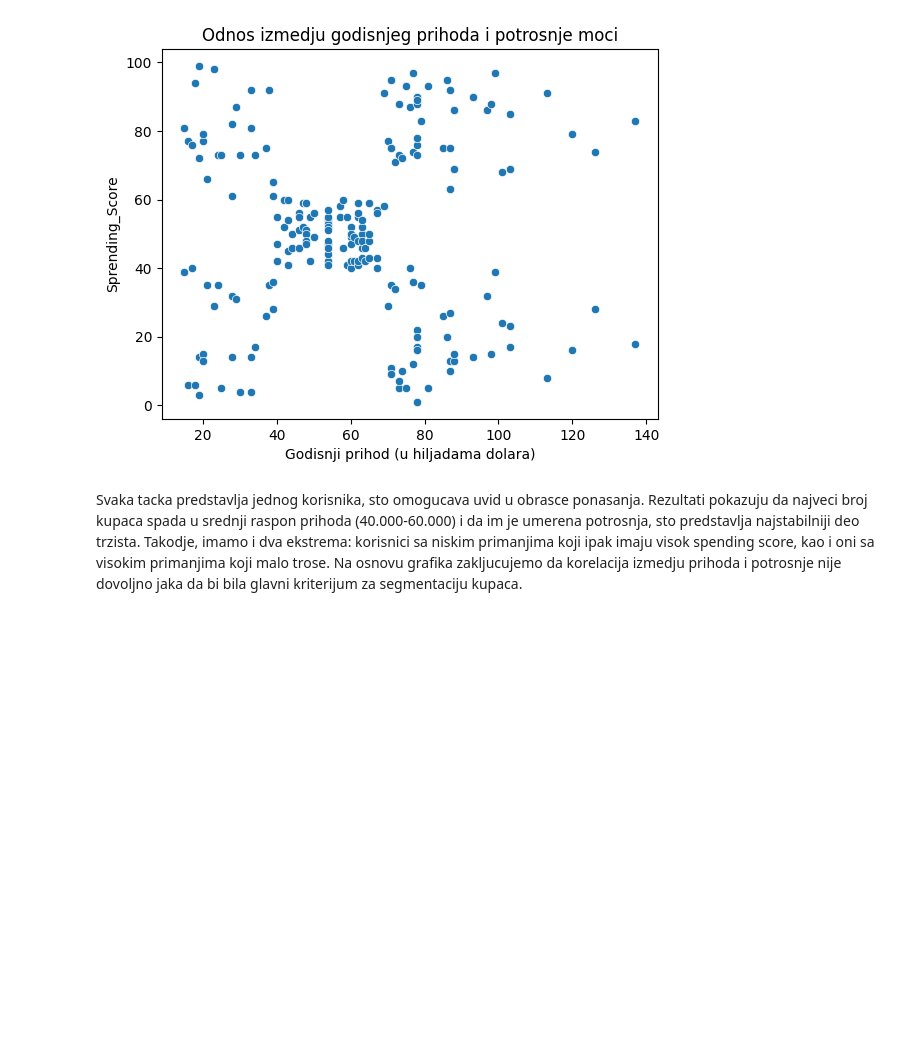
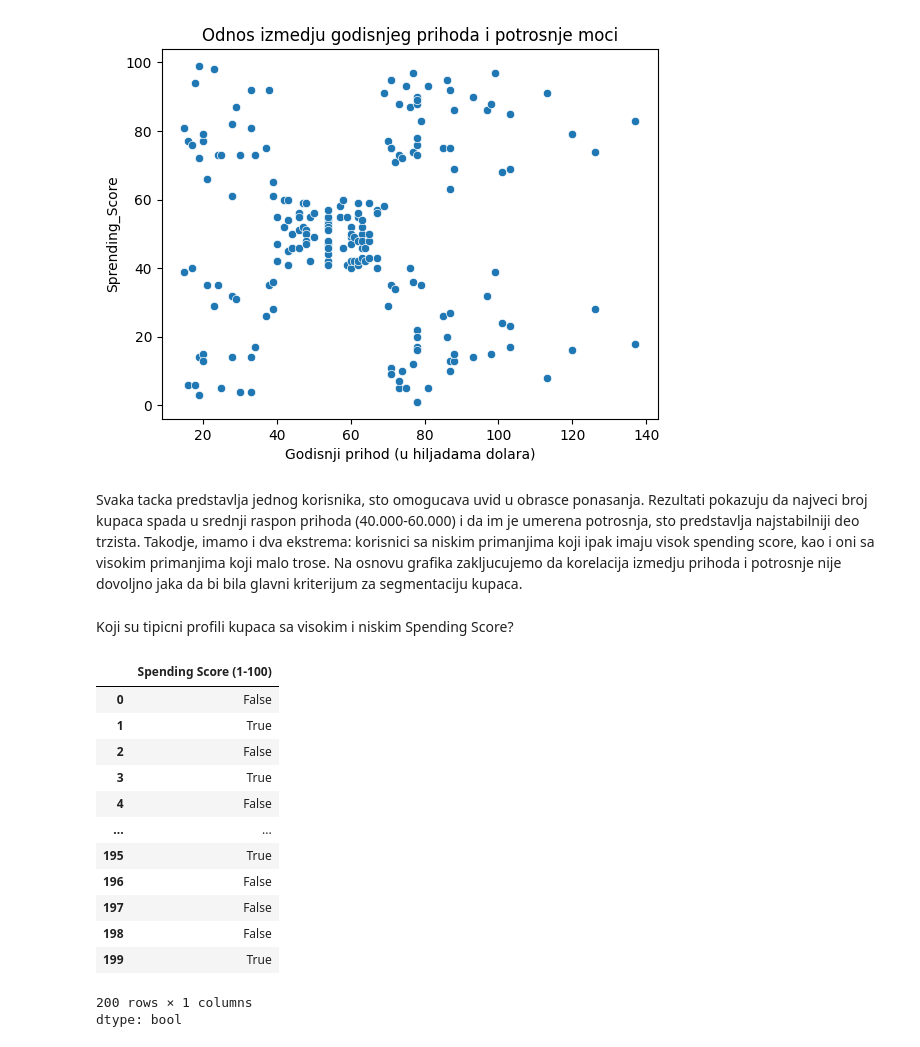
Before and after one commit to KrstinaPerovic/Vezba-Python-1, a Jupyter notebook: Untitled1.ipynb, the cells around one changed output. Saved outputs shown, nothing was run; the diff lists cells and outputs as text; code cells hidden in the pictures; blank space fills up the shorter version.

```diff
--- a/Untitled1.ipynb
+++ b/Untitled1.ipynb
@@ -225,3 +225,5 @@ Text(0, 0.5, 'Sprending_Score')
 # %% [markdown]
 Svaka tacka predstavlja jednog korisnika, sto omogucava uvid u obrasce ponasanja. Rezultati pokazuju da najveci broj kupaca spada u srednji raspon prihoda (40.000-60.000) i da im je umerena potrosnja, sto predstavlja najstabilniji deo trzista. Takodje, imamo i dva ekstrema: korisnici sa niskim primanjima koji ipak imaju visok spending score, kao i oni sa visokim primanjima koji malo trose.
 Na osnovu grafika zakljucujemo da korelacija izmedju prihoda i potrosnje nije dovoljno jaka da bi bila glavni kriterijum za segmentaciju kupaca.
+# %% [markdown]
+Koji su tipicni profili kupaca sa visokim i niskim Spending Score?
@@ -227,0 +233,17 @@ Na osnovu grafika zakljucujemo da korelacija izmedju prihoda i potrosnje nije do
+# %%
+df['Spending Score (1-100)'] >= max_spend_score
+# %% [output]
+|  | Spending Score (1-100) |
+| 0 | False |
+| 1 | True |
+| 2 | False |
+| 3 | True |
+| 4 | False |
+| ... | ... |
+| 195 | True |
+| 196 | False |
+| 197 | False |
+| 198 | False |
+| 199 | True |
+200 rows × 1 columns
+dtype: bool
```
Also changed, not shown: parts of 9 cells of this notebook.
